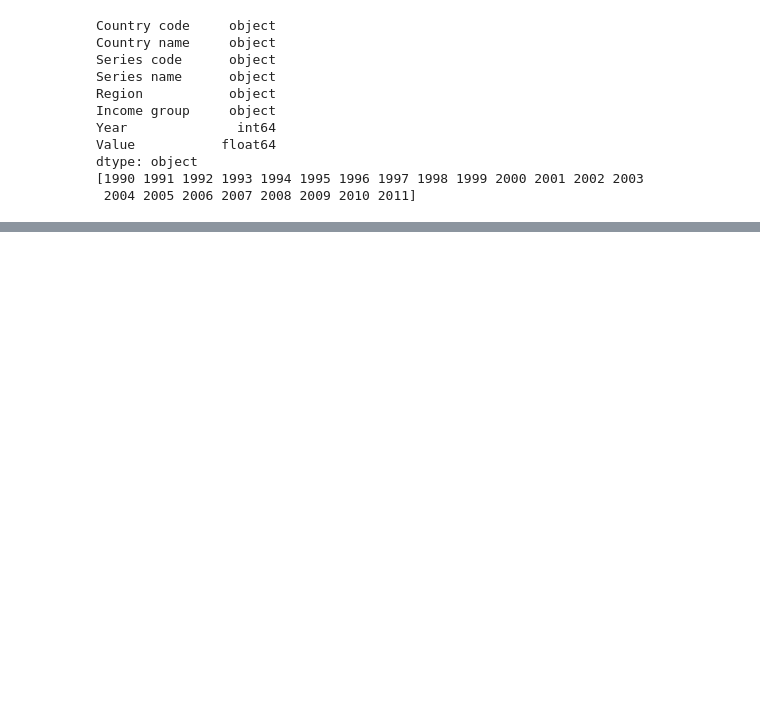
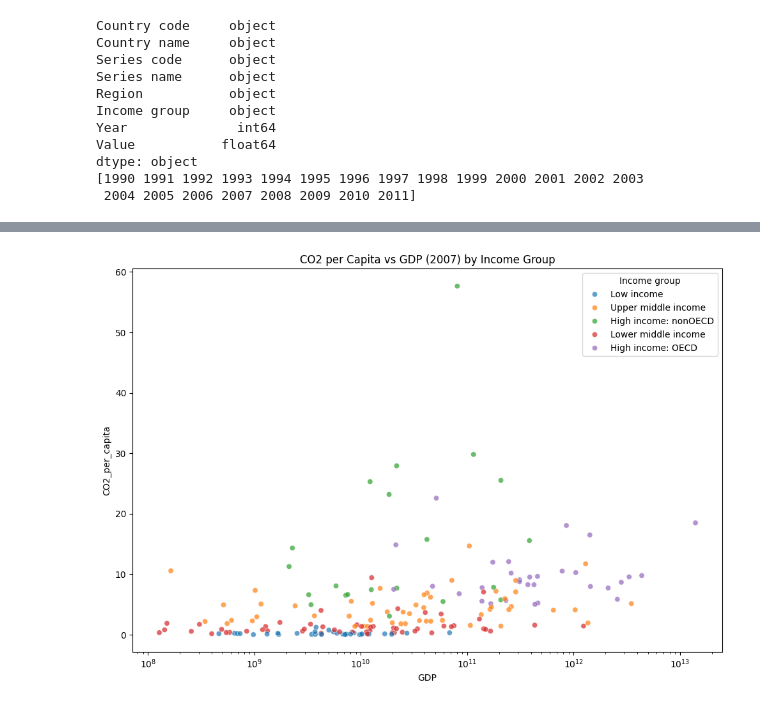
Before and after one commit to gaurab-pradhan/01-climate-analysis, a Jupyter notebook: notebooks/01_eda.ipynb, the cells around one changed output, grey strips where cells are left out. Cells and saved outputs as stored; diff of their text form; code cells hidden in the pictures; blank space fills up the shorter version.

```diff
--- a/notebooks/01_eda.ipynb
+++ b/notebooks/01_eda.ipynb
@@ -175,0 +256,30 @@ melted_df.to_csv('../data/processed/climate_clean.csv', index=False)
+# %%
+import seaborn as sns
+
+co2_gdp = melted_df[melted_df['Series code'].isin(['EN.ATM.CO2E.PC', 'NY.GDP.MKTP.CD'])]
+
+co2_gdp_pivot = co2_gdp.pivot_table(
+    index=['Country name', 'Income group', 'Year'],
+    columns='Series code',
+    values='Value'
+).reset_index()
+
+co2_gdp_pivot.columns.name = None
+co2_gdp_pivot = co2_gdp_pivot.rename(columns={
+    'EN.ATM.CO2E.PC': 'CO2_per_capita',
+    'NY.GDP.MKTP.CD': 'GDP'
+}).dropna()
+
+fig, ax = plt.subplots(figsize=(10, 7))
+sns.scatterplot(
+    data=co2_gdp_pivot[co2_gdp_pivot['Year'] == 2007],
+    x='GDP', y='CO2_per_capita',
+    hue='Income group', alpha=0.7, ax=ax
+)
+ax.set_xscale('log')
+ax.set_title('CO2 per Capita vs GDP (2007) by Income Group')
+plt.tight_layout()
+plt.savefig('../outputs/co2_vs_gdp_scatter.png', dpi=150)
+plt.show()
+# %% [output]
+[figure, added]
```
Also changed, not shown: parts of 5 cells of this notebook, 3 other files.
